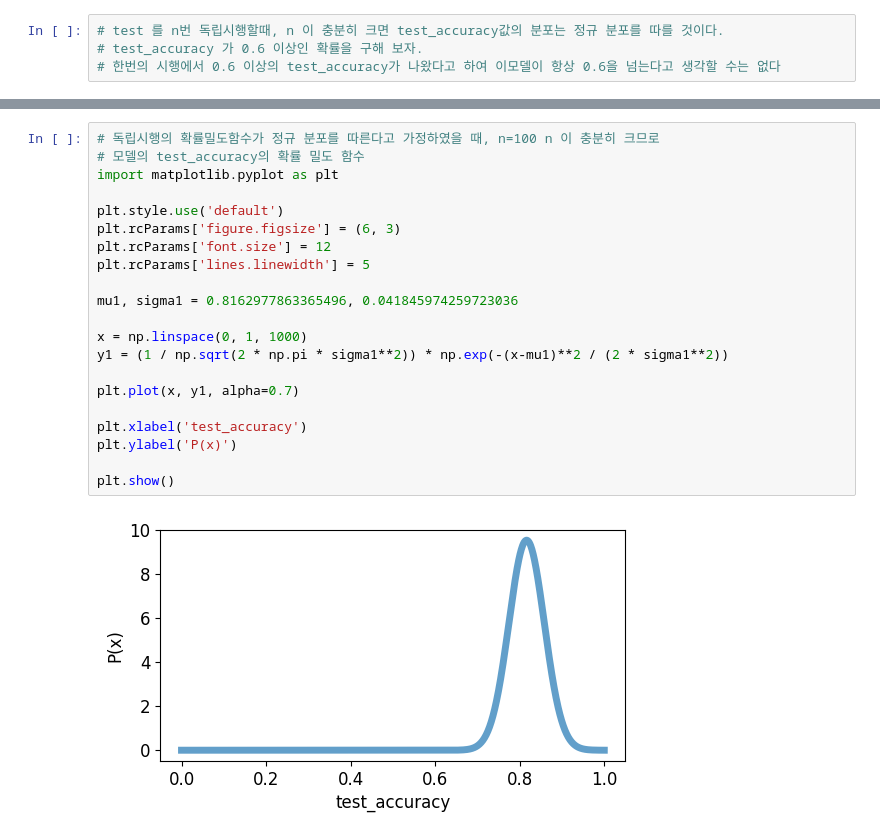
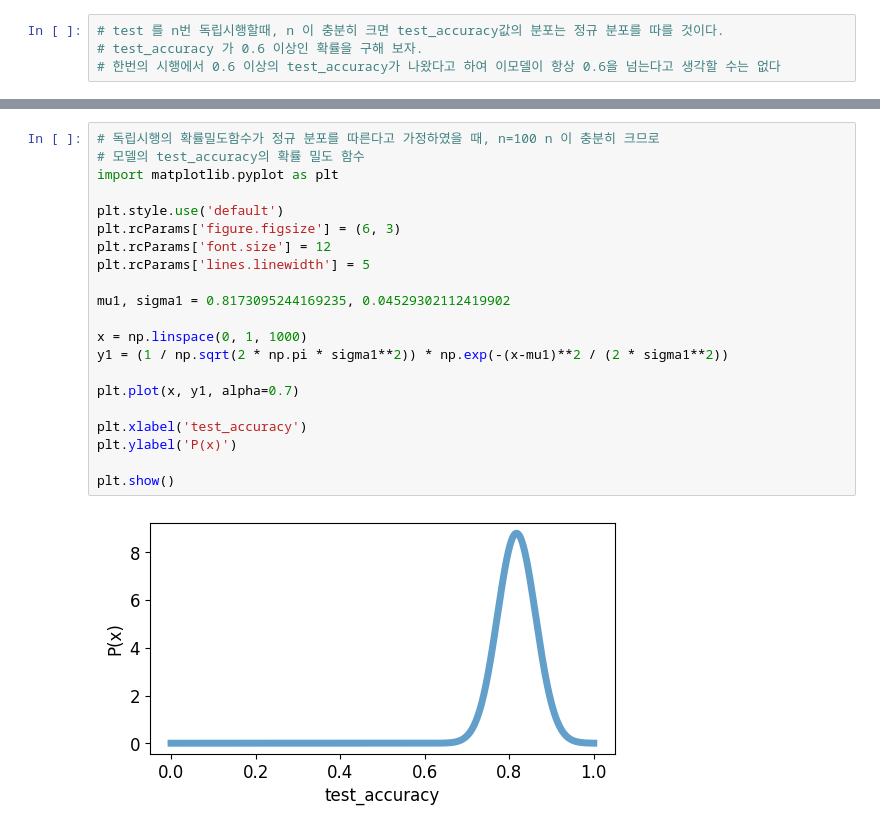
Before and after one commit to ahgnus/explore_deeplearning, a Jupyter notebook: [E_05]_rcp.ipynb, the cells around one changed output, grey strips where cells are left out. Saved outputs shown, nothing was run; the diff lists cells and outputs as text.

```diff
--- a/[E_05]_rcp.ipynb
+++ b/[E_05]_rcp.ipynb
@@ -1501,26 +1482,26 @@ print(np.mean(test_accuracy_list), np.std(test_accuracy_list))
 # %%
 # 독립시행의 확률밀도함수가 정규 분포를 따른다고 가정하였을 때, n=100 n 이 충분히 크므로
 # 모델의 test_accuracy의 확률 밀도 함수
 import matplotlib.pyplot as plt
 
 plt.style.use('default')
 plt.rcParams['figure.figsize'] = (6, 3)
 plt.rcParams['font.size'] = 12
 plt.rcParams['lines.linewidth'] = 5
 
-mu1, sigma1 = 0.8162977863365496, 0.041845974259723036
+mu1, sigma1 = 0.8173095244169235, 0.04529302112419902
 
 x = np.linspace(0, 1, 1000)
 y1 = (1 / np.sqrt(2 * np.pi * sigma1**2)) * np.exp(-(x-mu1)**2 / (2 * sigma1**2))
 
 plt.plot(x, y1, alpha=0.7)
 
 plt.xlabel('test_accuracy')
 plt.ylabel('P(x)')
 
 plt.show()
 # %% [output]
-[figure, old version]
+[figure, new version]
 # %%
 # 모델의 test_accuracy의 누적 분포함수
 from scipy.special import erf
```
Also changed, not shown: parts of 37 cells of this notebook.
